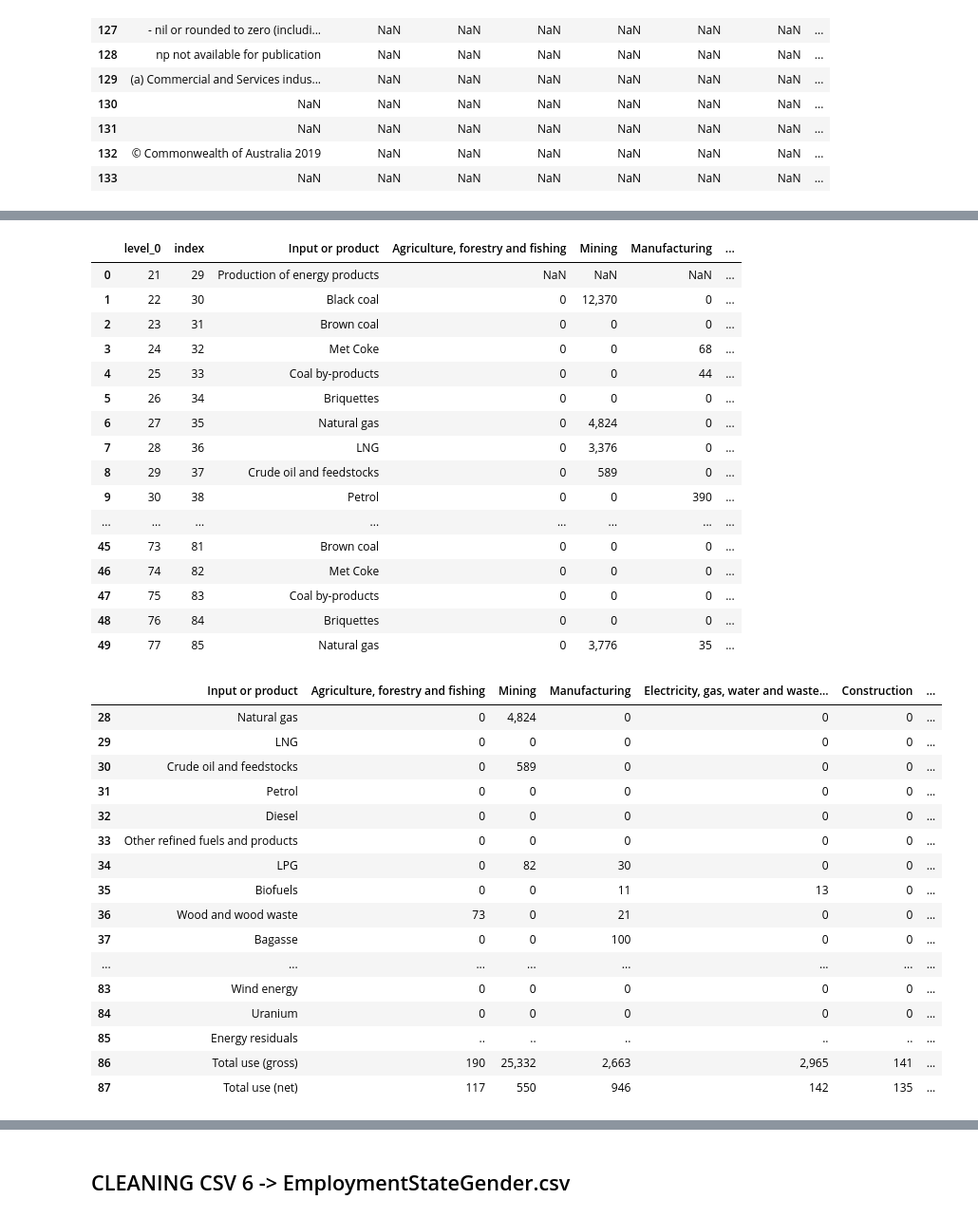
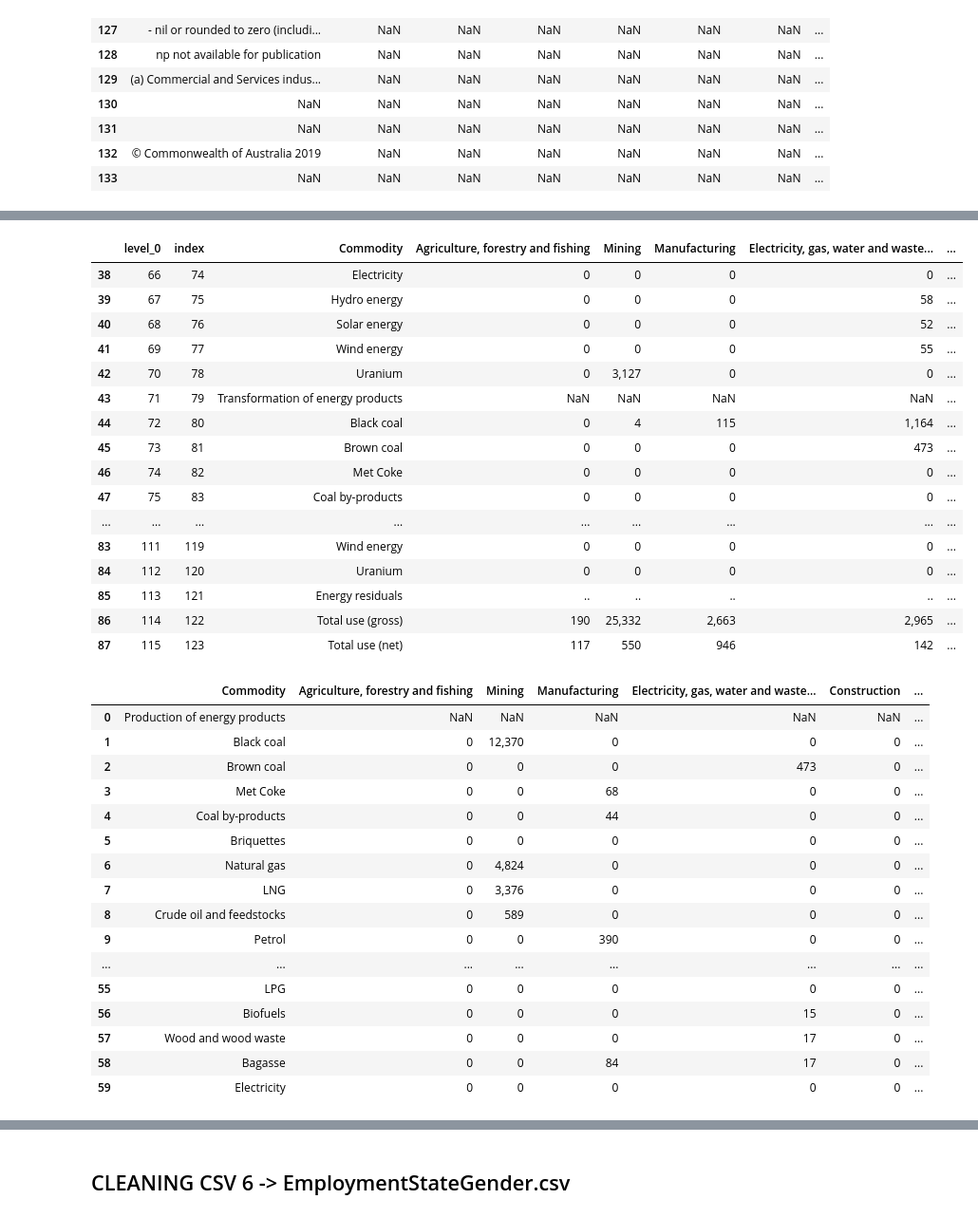
Before and after one commit to natalieddavies/FinalProject, a Jupyter notebook: cleaning.ipynb, the cells around one changed output, grey strips where cells are left out. Shown at 95% size. Saved outputs shown, nothing was run; the diff lists cells and outputs as text; code cells hidden in the pictures.

```diff
--- a/cleaning.ipynb
+++ b/cleaning.ipynb
@@ -553,47 +553,47 @@ gross_physup4 = gross_physup4.drop(gross_physup4.index[[0,1,2,3,4,5,6,7,8,9,10,1
 # %%
 gross_physup4.reset_index(level=None, drop=False, inplace=True, col_level=0, col_fill='')
 # %%
-gross_physup4.head(50)
+gross_physup4.tail(50)
 # %% [output]
-|  | level_0 | index | Input or product | Agriculture, forestry and fishing | Mining | Manufacturing | ... |
-| 0 | 21 | 29 | Production of energy products | NaN | NaN | NaN | ... |
-| 1 | 22 | 30 | Black coal | 0 | 12,370 | 0 | ... |
-| 2 | 23 | 31 | Brown coal | 0 | 0 | 0 | ... |
-| 3 | 24 | 32 | Met Coke | 0 | 0 | 68 | ... |
-| 4 | 25 | 33 | Coal by-products | 0 | 0 | 44 | ... |
-| 5 | 26 | 34 | Briquettes | 0 | 0 | 0 | ... |
-| 6 | 27 | 35 | Natural gas | 0 | 4,824 | 0 | ... |
-| 7 | 28 | 36 | LNG | 0 | 3,376 | 0 | ... |
-| 8 | 29 | 37 | Crude oil and feedstocks | 0 | 589 | 0 | ... |
-| 9 | 30 | 38 | Petrol | 0 | 0 | 390 | ... |
-| ... | ... | ... | ... | ... | ... | ... | ... |
-| 45 | 73 | 81 | Brown coal | 0 | 0 | 0 | ... |
-| 46 | 74 | 82 | Met Coke | 0 | 0 | 0 | ... |
-| 47 | 75 | 83 | Coal by-products | 0 | 0 | 0 | ... |
-| 48 | 76 | 84 | Briquettes | 0 | 0 | 0 | ... |
-| 49 | 77 | 85 | Natural gas | 0 | 3,776 | 35 | ... |
+|  | level_0 | index | Commodity | Agriculture, forestry and fishing | Mining | Manufacturing | Electricity, gas, water and waste... | ... |
+| 38 | 66 | 74 | Electricity | 0 | 0 | 0 | 0 | ... |
+| 39 | 67 | 75 | Hydro energy | 0 | 0 | 0 | 58 | ... |
+| 40 | 68 | 76 | Solar energy | 0 | 0 | 0 | 52 | ... |
+| 41 | 69 | 77 | Wind energy | 0 | 0 | 0 | 55 | ... |
+| 42 | 70 | 78 | Uranium | 0 | 3,127 | 0 | 0 | ... |
+| 43 | 71 | 79 | Transformation of energy products | NaN | NaN | NaN | NaN | ... |
+| 44 | 72 | 80 | Black coal | 0 | 4 | 115 | 1,164 | ... |
+| 45 | 73 | 81 | Brown coal | 0 | 0 | 0 | 473 | ... |
+| 46 | 74 | 82 | Met Coke | 0 | 0 | 0 | 0 | ... |
+| 47 | 75 | 83 | Coal by-products | 0 | 0 | 0 | 0 | ... |
+| ... | ... | ... | ... | ... | ... | ... | ... | ... |
+| 83 | 111 | 119 | Wind energy | 0 | 0 | 0 | 0 | ... |
+| 84 | 112 | 120 | Uranium | 0 | 0 | 0 | 0 | ... |
+| 85 | 113 | 121 | Energy residuals | .. | .. | .. | .. | ... |
+| 86 | 114 | 122 | Total use (gross) | 190 | 25,332 | 2,663 | 2,965 | ... |
+| 87 | 115 | 123 | Total use (net) | 117 | 550 | 946 | 142 | ... |
 # %%
 gross_physup4 = gross_physup4.drop(columns=['index', 'level_0'])
 # %%
-gross_physup4.tail(60)
+gross_physup4.head(60)
 # %% [output]
-|  | Input or product | Agriculture, forestry and fishing | Mining | Manufacturing | Electricity, gas, water and waste... | Construction | ... |
-| 28 | Natural gas | 0 | 4,824 | 0 | 0 | 0 | ... |
-| 29 | LNG | 0 | 0 | 0 | 0 | 0 | ... |
-| 30 | Crude oil and feedstocks | 0 | 589 | 0 | 0 | 0 | ... |
-| 31 | Petrol | 0 | 0 | 0 | 0 | 0 | ... |
-| 32 | Diesel | 0 | 0 | 0 | 0 | 0 | ... |
-| 33 | Other refined fuels and products | 0 | 0 | 0 | 0 | 0 | ... |
-| 34 | LPG | 0 | 82 | 30 | 0 | 0 | ... |
-| 35 | Biofuels | 0 | 0 | 11 | 13 | 0 | ... |
-| 36 | Wood and wood waste | 73 | 0 | 21 | 0 | 0 | ... |
-| 37 | Bagasse | 0 | 0 | 100 | 0 | 0 | ... |
+|  | Commodity | Agriculture, forestry and fishing | Mining | Manufacturing | Electricity, gas, water and waste... | Construction | ... |
+| 0 | Production of energy products | NaN | NaN | NaN | NaN | NaN | ... |
+| 1 | Black coal | 0 | 12,370 | 0 | 0 | 0 | ... |
+| 2 | Brown coal | 0 | 0 | 0 | 473 | 0 | ... |
+| 3 | Met Coke | 0 | 0 | 68 | 0 | 0 | ... |
+| 4 | Coal by-products | 0 | 0 | 44 | 0 | 0 | ... |
+| 5 | Briquettes | 0 | 0 | 0 | 0 | 0 | ... |
+| 6 | Natural gas | 0 | 4,824 | 0 | 0 | 0 | ... |
+| 7 | LNG | 0 | 3,376 | 0 | 0 | 0 | ... |
+| 8 | Crude oil and feedstocks | 0 | 589 | 0 | 0 | 0 | ... |
+| 9 | Petrol | 0 | 0 | 390 | 0 | 0 | ... |
 | ... | ... | ... | ... | ... | ... | ... | ... |
-| 83 | Wind energy | 0 | 0 | 0 | 0 | 0 | ... |
-| 84 | Uranium | 0 | 0 | 0 | 0 | 0 | ... |
-| 85 | Energy residuals | .. | .. | .. | .. | .. | ... |
-| 86 | Total use (gross) | 190 | 25,332 | 2,663 | 2,965 | 141 | ... |
-| 87 | Total use (net) | 117 | 550 | 946 | 142 | 135 | ... |
+| 55 | LPG | 0 | 0 | 0 | 0 | 0 | ... |
+| 56 | Biofuels | 0 | 0 | 0 | 15 | 0 | ... |
+| 57 | Wood and wood waste | 0 | 0 | 0 | 17 | 0 | ... |
+| 58 | Bagasse | 0 | 0 | 84 | 17 | 0 | ... |
+| 59 | Electricity | 0 | 0 | 0 | 0 | 0 | ... |
 # %%
 production_gross_physup = gross_physup4.iloc[1:21]
 # %%
```
Also changed, not shown: parts of 32 cells of this notebook, 6 other files.
